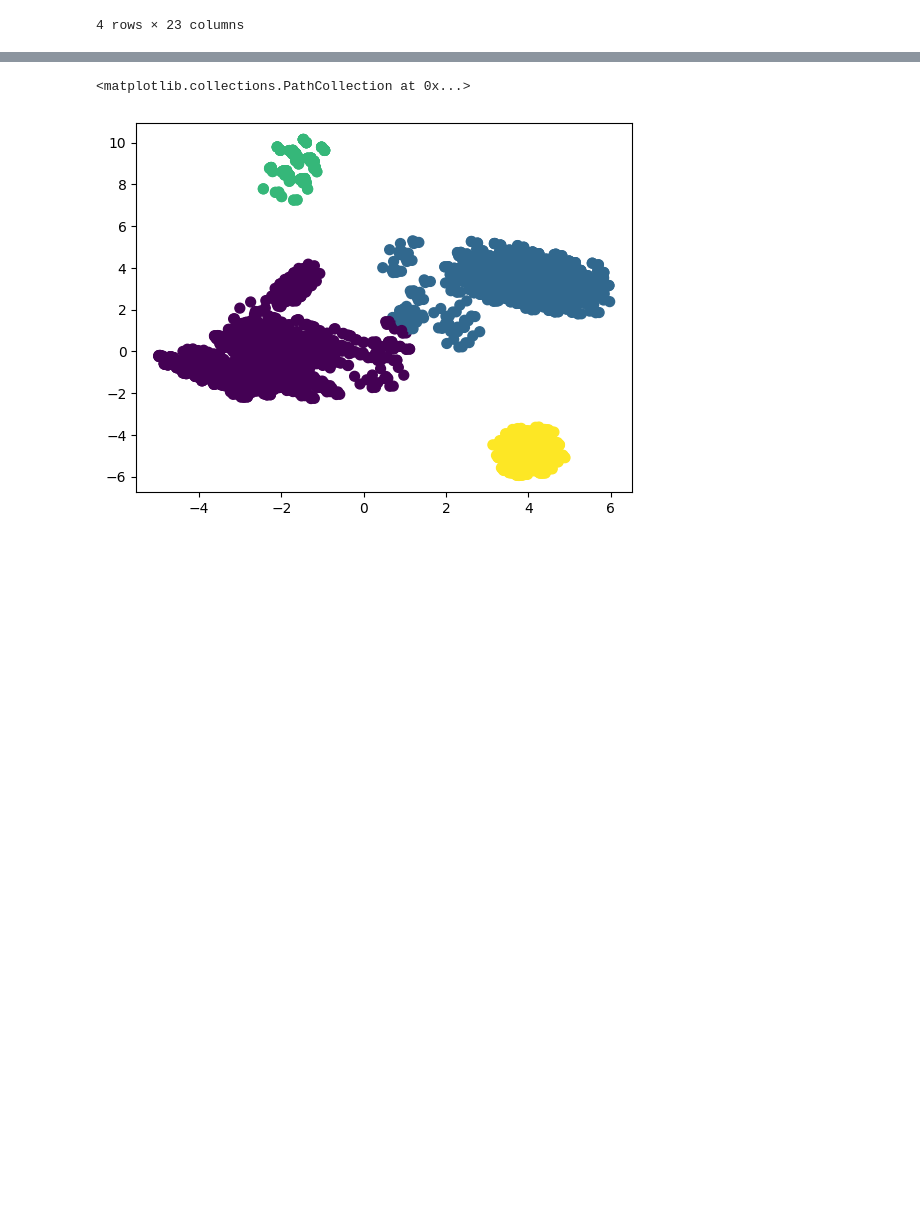
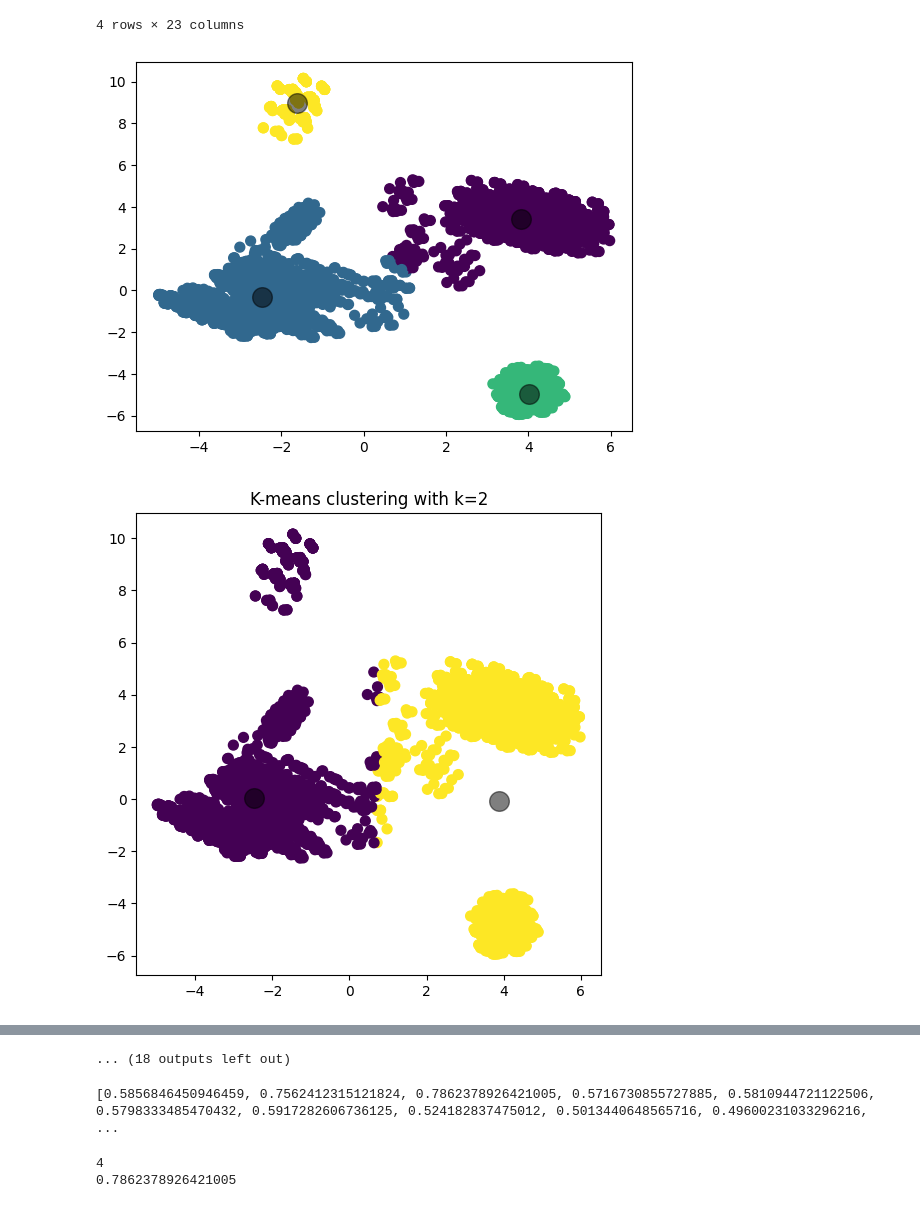
Before and after one commit to Jakub202/IDATT2502-ML, a Jupyter notebook: excercise7/excercise7.ipynb, the cells around one changed output, grey strips where cells are left out. Saved outputs shown, nothing was run; the diff lists cells and outputs as text; code cells hidden in the pictures; blank space fills up the shorter version.

```diff
--- a/excercise7/excercise7.ipynb
+++ b/excercise7/excercise7.ipynb
@@ -23,19 +23,41 @@ df.describe()
 # %%
 from sklearn.decomposition import PCA
 from sklearn import preprocessing
 from sklearn.cluster import KMeans
+from sklearn.metrics import silhouette_score
 
 data_scaled = preprocessing.scale(X)
 data_scaled = pd.DataFrame(data_scaled, columns=X.columns)
 
 pca = PCA(n_components=2)
 X_pca = pca.fit_transform(data_scaled)
 
 
 
 kmean = KMeans(n_clusters=4)
 kmean.fit(X_pca)
 y_means = kmean.predict(X_pca)
 
 plt.scatter(X_pca[:, 0], X_pca[:, 1], c=y_means, s=50, cmap='viridis')
+centers = kmean.cluster_centers_
+plt.scatter(centers[:, 0], centers[:, 1], c='black', s=200, alpha=0.5);
+score = []
+
+# Loop over a range of cluster numbers
+for n_clusters in range(2, 31):  # 2 to 30 clusters
+    kmean = KMeans(n_clusters=n_clusters)
+    kmean.fit(X_pca)
+    y_means = kmean.predict(X_pca)
+    score.append(silhouette_score(X_pca, y_means))
+    # Plotting
+    plt.figure(figsize=(6, 6))
+    plt.scatter(X_pca[:, 0], X_pca[:, 1], c=y_means, s=50, cmap='viridis')
+
+    centers = kmean.cluster_centers_
+    plt.scatter(centers[:, 0], centers[:, 1], c='black', s=200, alpha=0.5)
+
+    plt.title(f'K-means clustering with k={n_clusters}')
+    plt.show()
 # %% [output]
+[figure, new version]
+[figure, added]
@@ -42,2 +74,14 @@ plt.scatter(X_pca[:, 0], X_pca[:, 1], c=y_means, s=50, cmap='viridis')
-<matplotlib.collections.PathCollection at 0x...>
+... (18 outputs left out)
-[figure, old version]
+# %%
+print(score)
+# %% [output]
+[0.5856846450946459, 0.7562412315121824, 0.7862378926421005, 0.5716730855727885, 0.5810944721122506, 0.5798333485470432, 0.5917282606736125, 0.524182837475012, 0.5013440648565716, 0.49600231033296216, ...
+# %%
+#print number of clusters with highest score
+#+2 because we start at 2 clusters
+best_k_number = score.index(max(score)) + 2
+print(best_k_number)
+print(max(score))
+# %% [output]
+4
+0.7862378926421005
```
Also changed, not shown: parts of 1 cell of this notebook.
